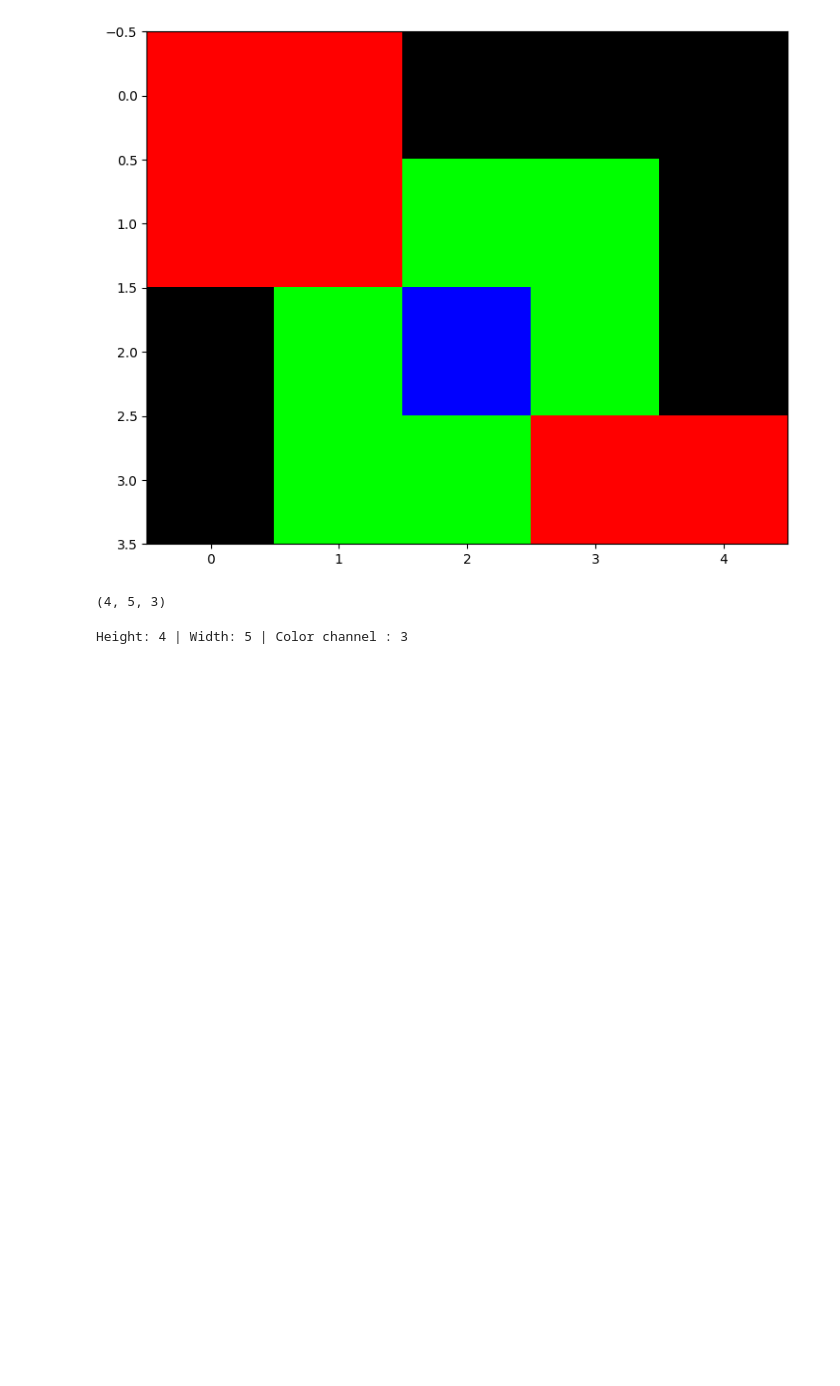
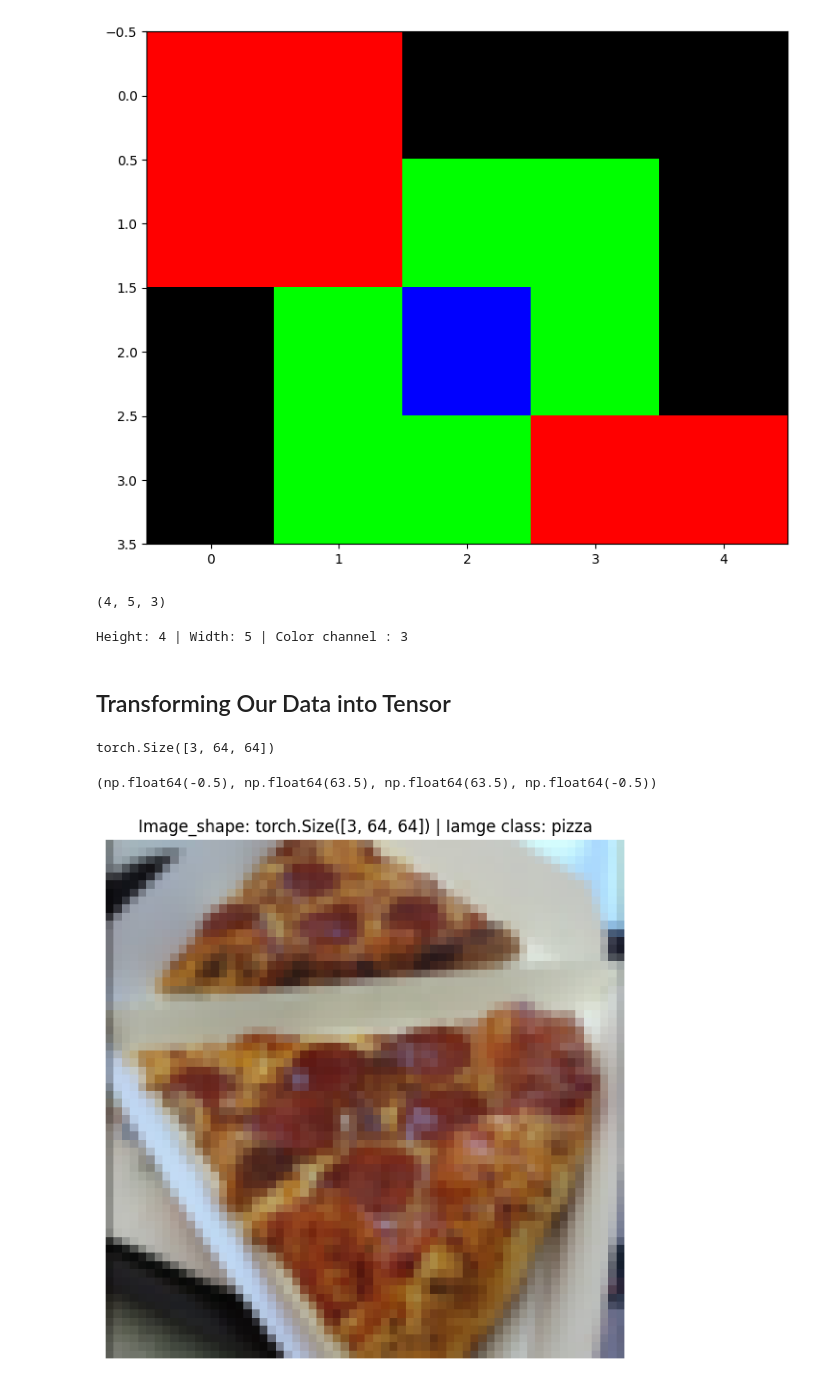
Before and after one commit to Imran1hp/Food-Recognition-Deep-Learning-model, a Jupyter notebook: Food_recognition_Deep_Learning.ipynb, the cells around one changed output. Cells and saved outputs as stored; diff of their text form; code cells hidden in the pictures; blank space fills up the shorter version.

Commit message:
Used transform function to transfrom the img into tensor

```diff
--- a/Food_recognition_Deep_Learning.ipynb
+++ b/Food_recognition_Deep_Learning.ipynb
@@ -170,3 +169,31 @@ img_2_array.shape # --> heigth , width , color channel
 print(f"Height: {len(img_2_array) } | Width: {len(img_2_array[0])} | Color channel : {len(img_2_array[0][0])}")
 # %% [output]
 Height: 4 | Width: 5 | Color channel : 3
+# %% [markdown]
+## Transforming Our Data into Tensor
+# %%
+from torch.utils.data import DataLoader
+from torchvision import transforms , datasets
+from torch import nn
+
+data_transform = transforms.Compose([
+    transforms.ToTensor(),
+    transforms.Resize(size=(64 , 64 )),
+    transforms.RandomHorizontalFlip(p=0.5)
+])
+# %%
+image = data_transform(img)
+image.shape
+# %% [output]
+torch.Size([3, 64, 64])
+# %%
+plt.figure(figsize =(10,7))
+
+# Permute the dimensions of the tensor from (C, H, W) to (H, W, C) for imshow
+
+plt.imshow(image.permute(1, 2, 0).numpy())
+plt.title(f"Image_shape: {image.shape} | Iamge class: {img_class}")
+plt.axis(False)
+# %% [output]
+(np.float64(-0.5), np.float64(63.5), np.float64(63.5), np.float64(-0.5))
+[figure, added]
```
Also changed, not shown: parts of 5 cells of this notebook.
